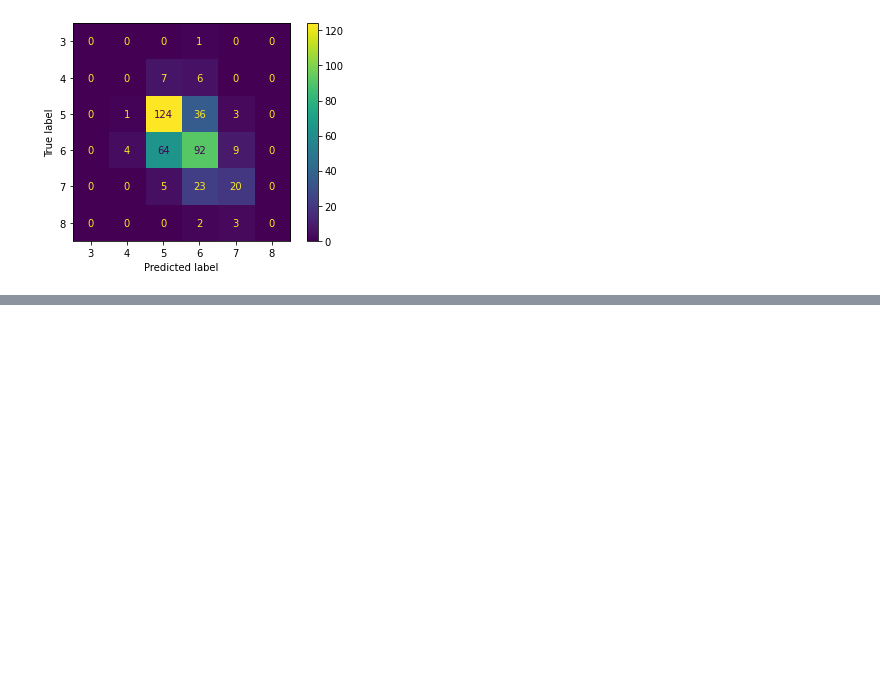
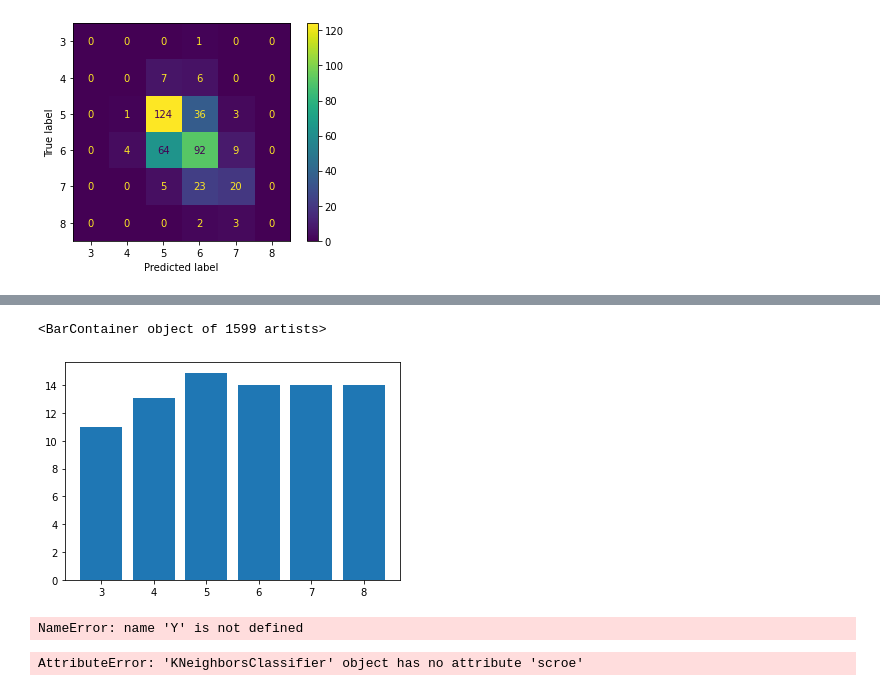
Before and after one commit to BBAKGANZI/LeverageAnalyticsData, a Jupyter notebook: 01.ML/13_캐글.ipynb, the cells around one changed output, grey strips where cells are left out. Cells and saved outputs as stored; diff of their text form; code cells hidden in the pictures; blank space fills up the shorter version.

```diff
--- a/01.ML/13_캐글.ipynb
+++ b/01.ML/13_캐글.ipynb
@@ -500,0 +522,5 @@ weighted avg       0.57      0.59      0.57       400
+# %%
+plt.bar(df['quality'],df['alcohol'])
+# %% [output]
+<BarContainer object of 1599 artists>
+[figure, added]
@@ -500,0 +533,13 @@ weighted avg       0.57      0.59      0.57       400
+# %%
+# 트레이닝
+# 테시트 데이터 분리
+# 표준화시켜서
+# 트레이닝, 테스트데이터 분리
+
+x_train, x_test, y_train, y_test=train_test_split(X,Y,random_state=42)
+SE = StandardScaler()
+SE.fit(X_train)
+x_train = SE.transform(X_train)
+x_test = SE.transform(X_test)
+# %% [output]
+NameError: name 'Y' is not defined
@@ -500,0 +565,12 @@ weighted avg       0.57      0.59      0.57       400
+# %%
+# KNN
+
+from sklearn.neighbors import KNeighborsClassifier
+
+model = KNeighborsClassifier(n_neighbors=5)
+model.fit(x_train,y_train)
+print(f'----Average K neighbors precision---- {model.scroe(x_test,y_test)}\n')
+
+classReport(x_test,y_test)
+# %% [output]
+AttributeError: 'KNeighborsClassifier' object has no attribute 'scroe'
```
Also changed, not shown: parts of 6 cells of this notebook, 1 other file.
